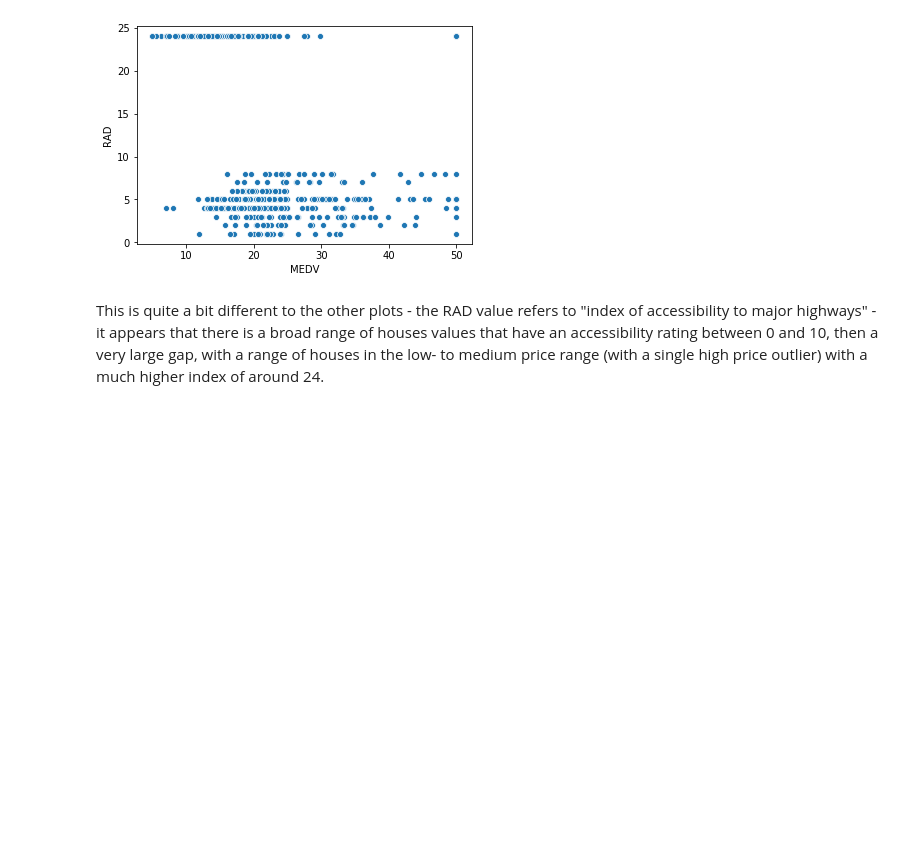
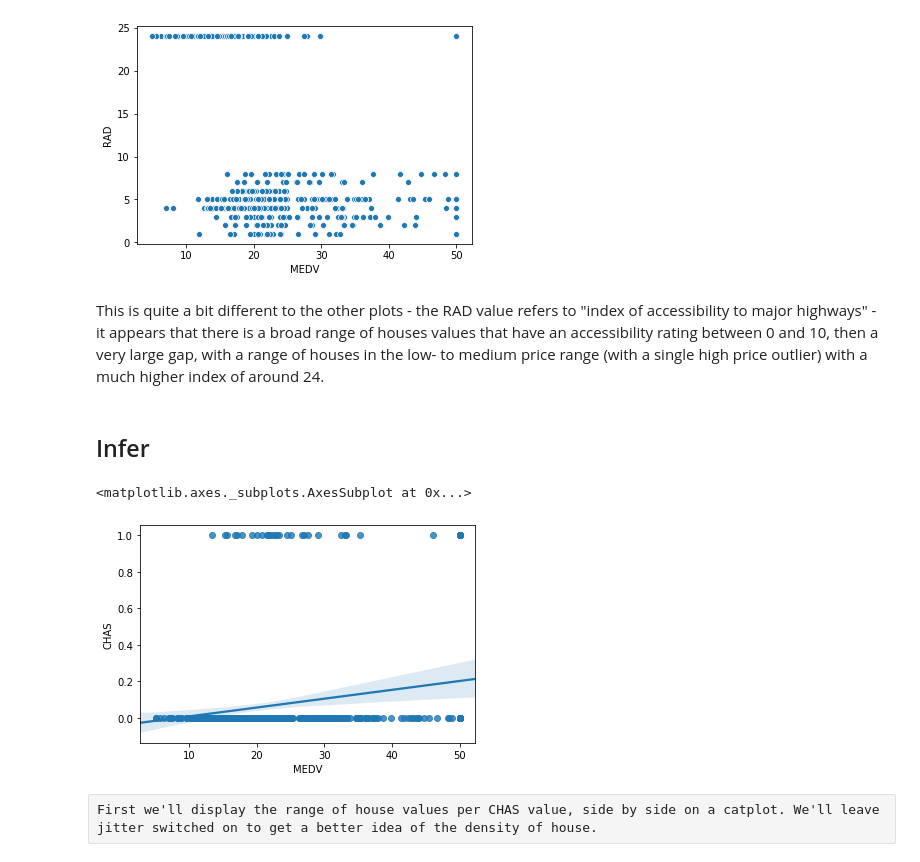
Before and after one commit to Pmcg1/ML-S_Project_2019, a Jupyter notebook: ML-S_2019.ipynb, the cells around one changed output. Saved outputs shown, nothing was run; the diff lists cells and outputs as text; code cells hidden in the pictures; blank space fills up the shorter version.

Commit message:
tweaks to layout, added start of Infer section, including visualisations and t-test

```diff
--- a/ML-S_2019.ipynb
+++ b/ML-S_2019.ipynb
@@ -156,3 +177,12 @@ sns.scatterplot(x='MEDV', y='RAD', data=df)
 [figure]
 # %% [markdown]
 This is quite a bit different to the other plots - the RAD value refers to "index of accessibility to major highways" - it appears that there is a broad range of houses values that have an accessibility rating between 0 and 10, then a very large gap, with a range of houses in the low- to medium price range (with a single high price outlier) with a much higher index of around 24.
+# %% [markdown]
+## Infer
+# %%
+sns.regplot(x="MEDV", y="CHAS", data=df)
+# %% [output]
+<matplotlib.axes._subplots.AxesSubplot at 0x...>
+[figure, added]
+# %% [raw]
+First we'll display the range of house values per CHAS value, side by side on a catplot. We'll leave jitter switched on to get a better idea of the density of house.
```
Also changed, not shown: parts of 27 cells of this notebook.
